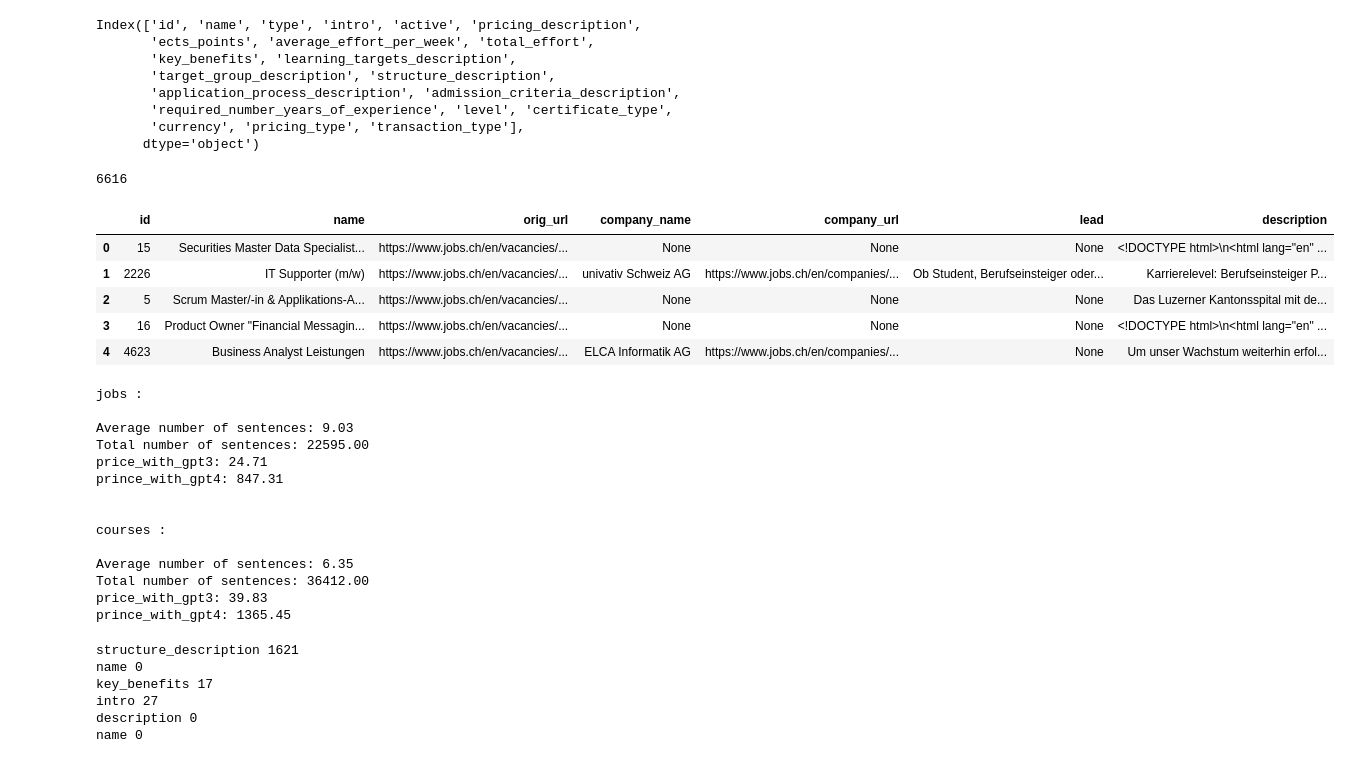
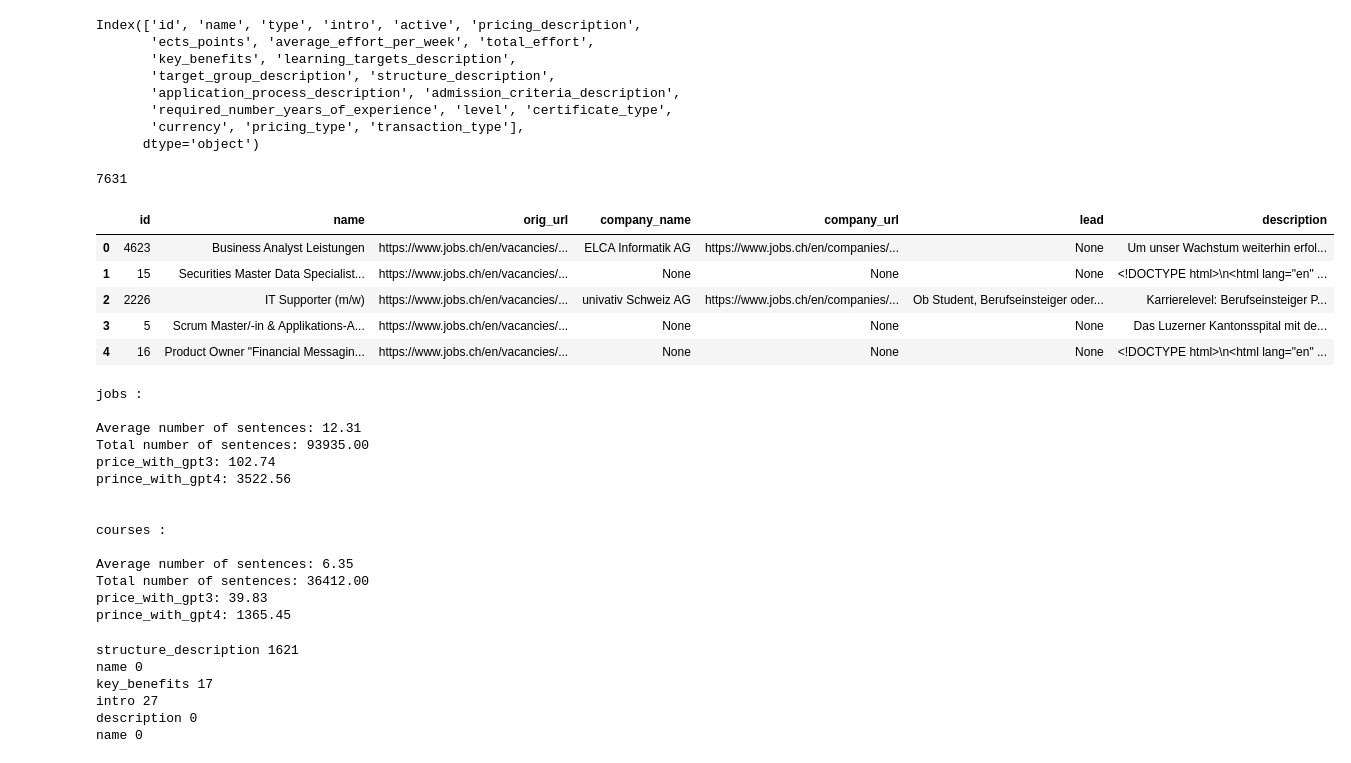
Before and after one commit to epfl-ml4ed/SkillThrills, a Jupyter notebook: notebooks/taxonomy_datasets_processing.ipynb, the cells around one changed output. Cells and saved outputs as stored; diff of their text form; code cells hidden in the pictures.

```diff
--- a/notebooks/taxonomy_datasets_processing.ipynb
+++ b/notebooks/taxonomy_datasets_processing.ipynb
@@ -290,54 +319,59 @@ Index(['id', 'name', 'type', 'intro', 'active', 'pricing_description',
        'currency', 'pricing_type', 'transaction_type'],
       dtype='object')
 # %%
-jobs = pd.read_json('platform_data/vacancies', encoding='utf-8')
-print(len(jobs))# 3759 --> 6616
+jobs = pd.read_json("raw/vacancies.json", encoding="utf-8")
+print(len(jobs))  # 3759 --> 6616
 jobs.head()
 # %% [output]
-6616
+7631
 |  | id | name | orig_url | company_name | company_url | lead | description |
-| 0 | 15 | Securities Master Data Specialist... | https://www.jobs.ch/en/vacancies/... | None | None | None | <!DOCTYPE html>\n<html lang="en" ... |
-| 1 | 2226 | IT Supporter (m/w) | https://www.jobs.ch/en/vacancies/... | univativ Schweiz AG | https://www.jobs.ch/en/companies/... | Ob Student, Berufseinsteiger oder... | Karrierelevel: Berufseinsteiger P... |
-| 2 | 5 | Scrum Master/-in & Applikations-A... | https://www.jobs.ch/en/vacancies/... | None | None | None | Das Luzerner Kantonsspital mit de... |
-| 3 | 16 | Product Owner "Financial Messagin... | https://www.jobs.ch/en/vacancies/... | None | None | None | <!DOCTYPE html>\n<html lang="en" ... |
-| 4 | 4623 | Business Analyst Leistungen | https://www.jobs.ch/en/vacancies/... | ELCA Informatik AG | https://www.jobs.ch/en/companies/... | None | Um unser Wachstum weiterhin erfol... |
+| 0 | 4623 | Business Analyst Leistungen | https://www.jobs.ch/en/vacancies/... | ELCA Informatik AG | https://www.jobs.ch/en/companies/... | None | Um unser Wachstum weiterhin erfol... |
+| 1 | 15 | Securities Master Data Specialist... | https://www.jobs.ch/en/vacancies/... | None | None | None | <!DOCTYPE html>\n<html lang="en" ... |
+| 2 | 2226 | IT Supporter (m/w) | https://www.jobs.ch/en/vacancies/... | univativ Schweiz AG | https://www.jobs.ch/en/companies/... | Ob Student, Berufseinsteiger oder... | Karrierelevel: Berufseinsteiger P... |
+| 3 | 5 | Scrum Master/-in & Applikations-A... | https://www.jobs.ch/en/vacancies/... | None | None | None | Das Luzerner Kantonsspital mit de... |
+| 4 | 16 | Product Owner "Financial Messagin... | https://www.jobs.ch/en/vacancies/... | None | None | None | <!DOCTYPE html>\n<html lang="en" ... |
 # %%
+jobs["fulltext"] = jobs["description"] + jobs["name"]
+courses["fulltext"] = (
+    courses["structure_description"].fillna("")
+    + courses["name"]
+    + courses["key_benefits"].fillna("")
+    + courses["intro"].fillna("")
+)
 
 
-jobs['fulltext'] = jobs['description'] + jobs['name']
-courses['fulltext'] = courses['structure_description'].fillna('') + courses['name'] +courses['key_benefits'].fillna('') + courses['intro'].fillna('')
+def count_sentences(text):
+    sentences = re.split(r"(?<=[.!?]) +", text)
+    return len(sentences)
 
-def count_sentences(text):
-    sentences = re.split(r'(?<=[.!?]) +', text)
-    return len(sentences)
 
 price_per_sentence_gpt3 = 0.035 / 32
 price_per_sentence_gpt4 = 1.2 / 32
 
 # Apply the function to create a new column 'num_sentences'
-for dfname, df in zip(['jobs', 'courses'], [jobs, courses]):
-        df['num_sentences'] = df['fulltext'].apply(count_sentences)
+for dfname, df in zip(["jobs", "courses"], [jobs, courses]):
+    df["num_sentences"] = df["fulltext"].apply(count_sentences)
 
-        # Calculate the average number of sentences
-        average_sentences = df['num_sentences'].mean()
-        total_sentences = df['num_sentences'].sum()
+    # Calculate the average number of sentences
+    average_sentences = df["num_sentences"].mean()
+    total_sentences = df["num_sentences"].sum()
 
-        price_with_gpt3 = total_sentences * price_per_sentence_gpt3
-        prince_with_gpt4 = total_sentences * price_per_sentence_gpt4
+    price_with_gpt3 = total_sentences * price_per_sentence_gpt3
+    prince_with_gpt4 = total_sentences * price_per_sentence_gpt4
 
-        print(dfname, ": \n")
-        print(f"Average number of sentences: {average_sentences:.2f}")
-        print(f"Total number of sentences: {total_sentences:.2f}")
-        print(f"price_with_gpt3: {price_with_gpt3:.2f}")
-        print(f"prince_with_gpt4: {prince_with_gpt4:.2f}")
-        print("\n")
+    print(dfname, ": \n")
+    print(f"Average number of sentences: {average_sentences:.2f}")
+    print(f"Total number of sentences: {total_sentences:.2f}")
+    print(f"price_with_gpt3: {price_with_gpt3:.2f}")
+    print(f"prince_with_gpt4: {prince_with_gpt4:.2f}")
+    print("\n")
 # %% [output]
 jobs :
 
-Average number of sentences: 9.03
-Total number of sentences: 22595.00
-price_with_gpt3: 24.71
-prince_with_gpt4: 847.31
+Average number of sentences: 12.31
+Total number of sentences: 93935.00
+price_with_gpt3: 102.74
+prince_with_gpt4: 3522.56
 
 
 courses :
```
Also changed, not shown: parts of 27 cells of this notebook, 6 other files.
